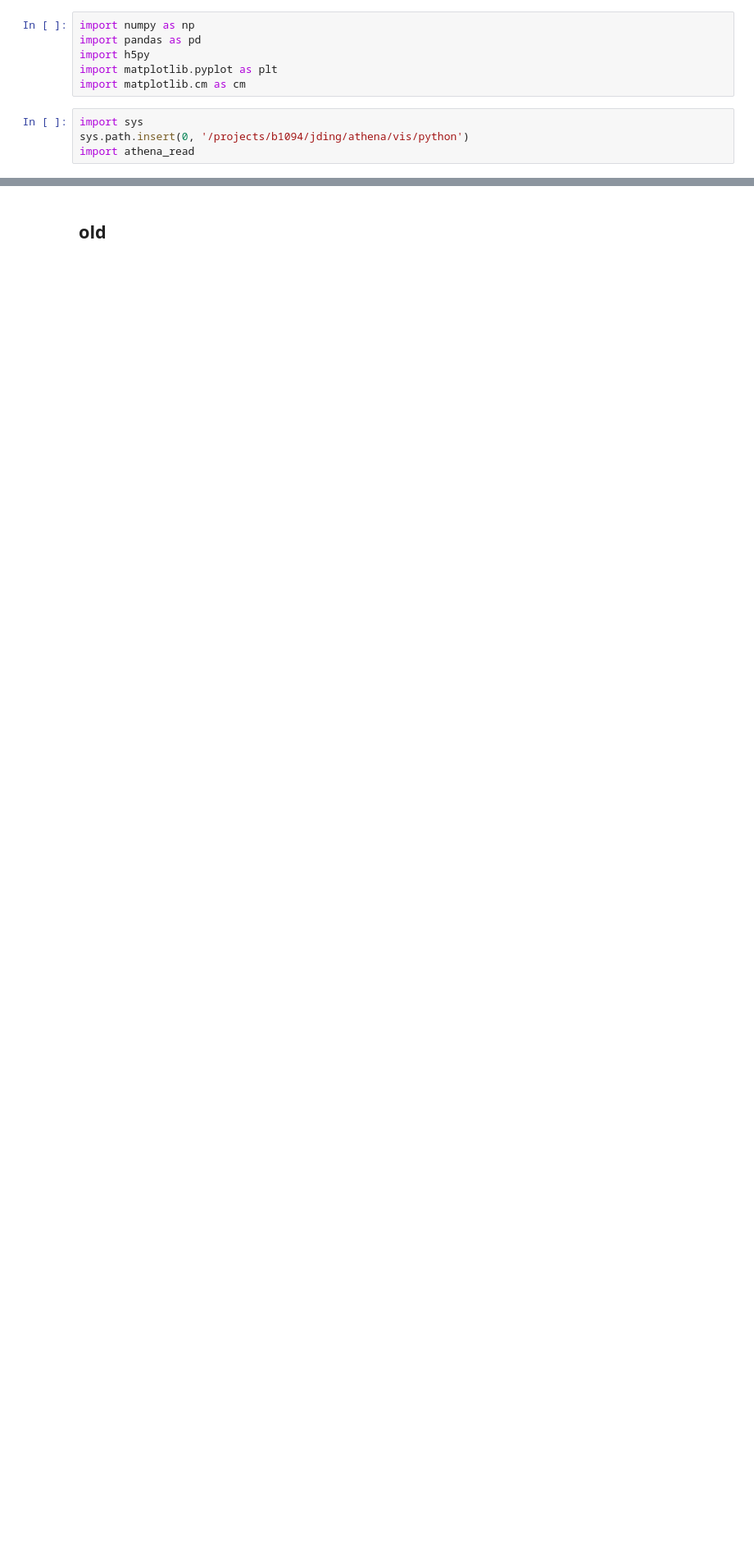
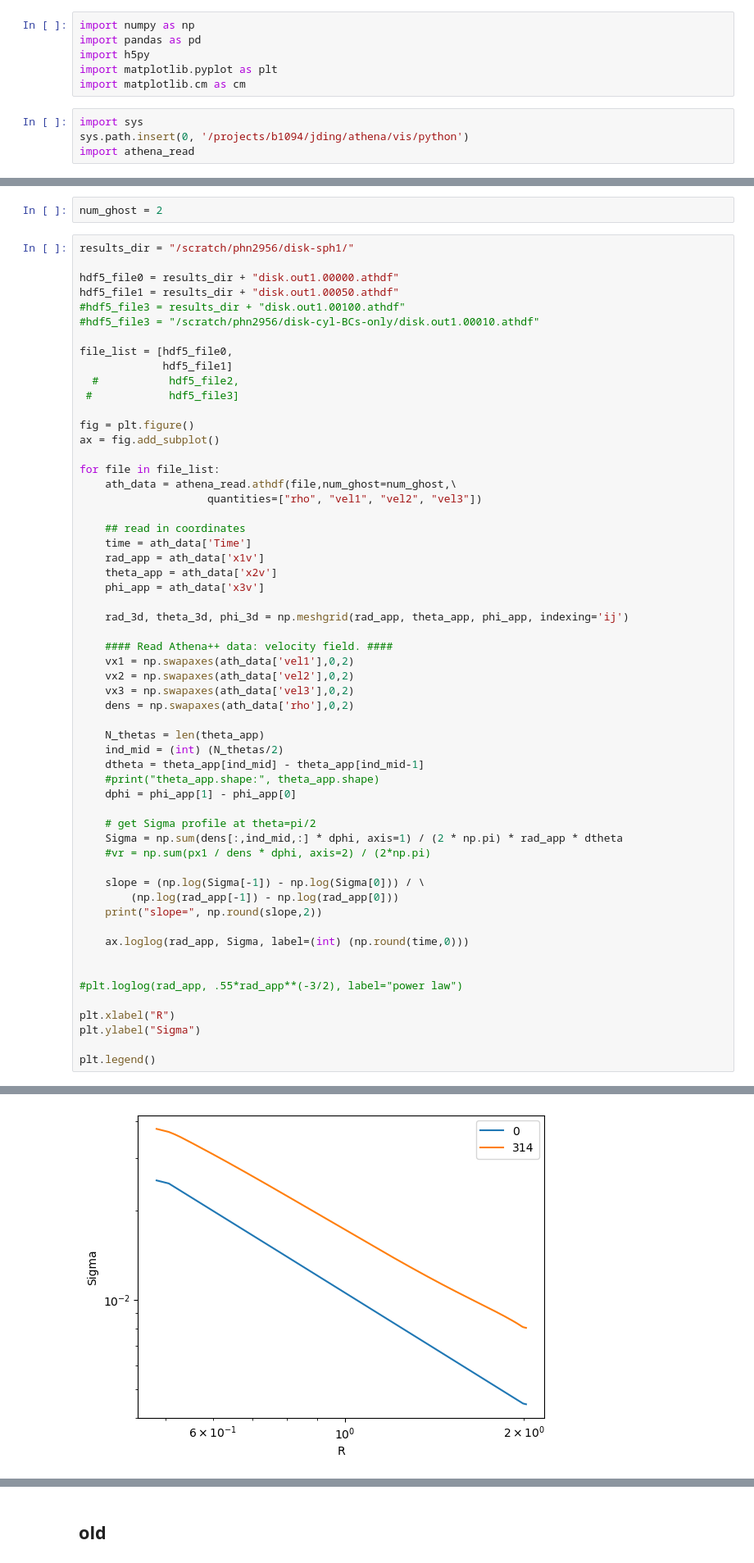
Before and after one commit to Jupiter1994/athena-warps, a Jupyter notebook: warped-disks/athena-results.ipynb, the cells around one changed output, grey strips where cells are left out. Shown at 82% size. Cells and saved outputs as stored; diff of their text form; blank space fills up the shorter version.

Commit message:
3D sim: at t=314, disk is flattening

```diff
--- a/warped-disks/athena-results.ipynb
+++ b/warped-disks/athena-results.ipynb
@@ -10,0 +15,60 @@ import athena_read
+# %%
+num_ghost = 2
+# %%
+results_dir = "/scratch/phn2956/disk-sph1/"
+
+hdf5_file0 = results_dir + "disk.out1.00000.athdf"
+hdf5_file1 = results_dir + "disk.out1.00050.athdf"
+#hdf5_file3 = results_dir + "disk.out1.00100.athdf"
+#hdf5_file3 = "/scratch/phn2956/disk-cyl-BCs-only/disk.out1.00010.athdf"
+
+file_list = [hdf5_file0,
+             hdf5_file1]
+  #           hdf5_file2,
+ #            hdf5_file3]
+
+fig = plt.figure()
+ax = fig.add_subplot()
+
+for file in file_list:
+    ath_data = athena_read.athdf(file,num_ghost=num_ghost,\
+                    quantities=["rho", "vel1", "vel2", "vel3"])
+
+    ## read in coordinates
+    time = ath_data['Time']
+    rad_app = ath_data['x1v']
+    theta_app = ath_data['x2v']
+    phi_app = ath_data['x3v']
+
+    rad_3d, theta_3d, phi_3d = np.meshgrid(rad_app, theta_app, phi_app, indexing='ij')
+
+    #### Read Athena++ data: velocity field. ####
+    vx1 = np.swapaxes(ath_data['vel1'],0,2)
+    vx2 = np.swapaxes(ath_data['vel2'],0,2)
+    vx3 = np.swapaxes(ath_data['vel3'],0,2)
+    dens = np.swapaxes(ath_data['rho'],0,2)
+
+    N_thetas = len(theta_app)
+    ind_mid = (int) (N_thetas/2)
+    dtheta = theta_app[ind_mid] - theta_app[ind_mid-1]
+    #print("theta_app.shape:", theta_app.shape)
+    dphi = phi_app[1] - phi_app[0]
+
+    # get Sigma profile at theta=pi/2
+    Sigma = np.sum(dens[:,ind_mid,:] * dphi, axis=1) / (2 * np.pi) * rad_app * dtheta
+    #vr = np.sum(px1 / dens * dphi, axis=2) / (2*np.pi)
+
+    slope = (np.log(Sigma[-1]) - np.log(Sigma[0])) / \
+        (np.log(rad_app[-1]) - np.log(rad_app[0]))
+    print("slope=", np.round(slope,2))
+
+    ax.loglog(rad_app, Sigma, label=(int) (np.round(time,0)))
+
+
+#plt.loglog(rad_app, .55*rad_app**(-3/2), label="power law")
+
+plt.xlabel("R")
+plt.ylabel("Sigma")
+
+plt.legend()
+# %% [output]
@@ -11 +78,2 @@ import athena_read
+[figure, added]
 # %% [markdown]
```
Also changed, not shown: parts of 6 cells of this notebook, 1 other file.
